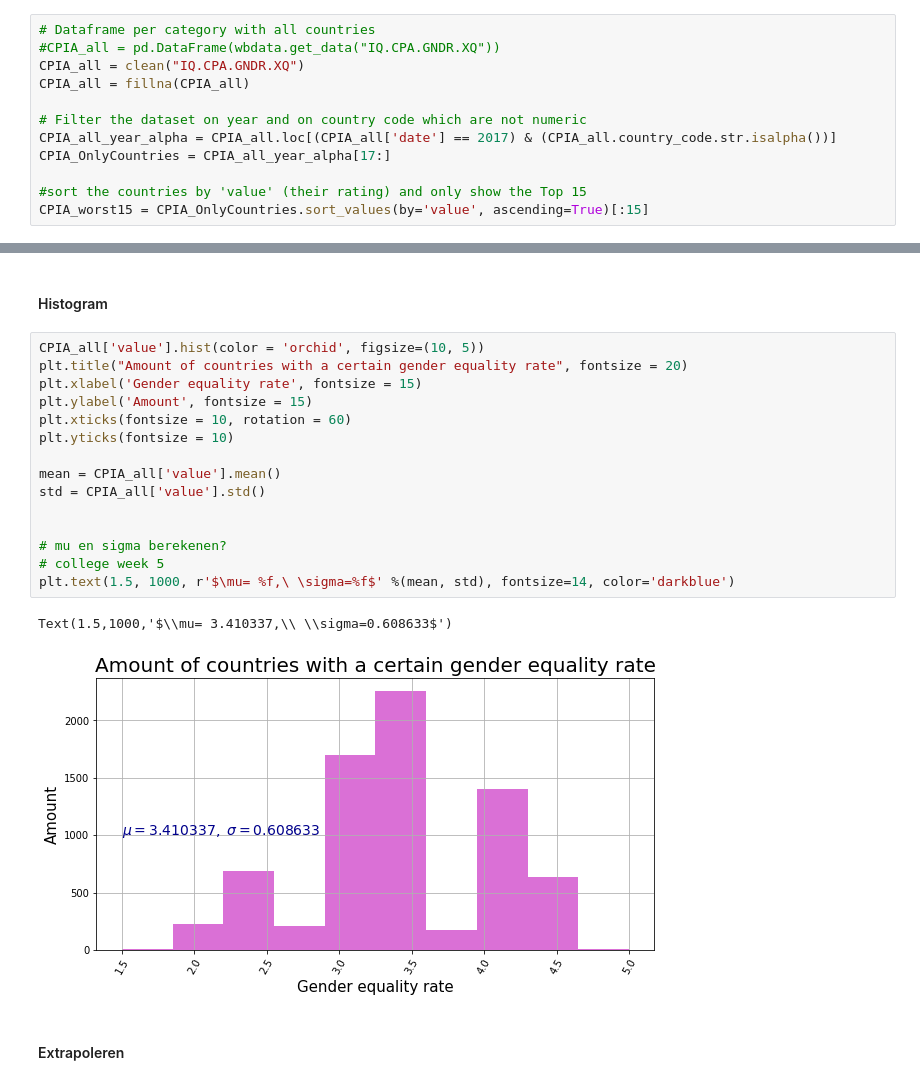
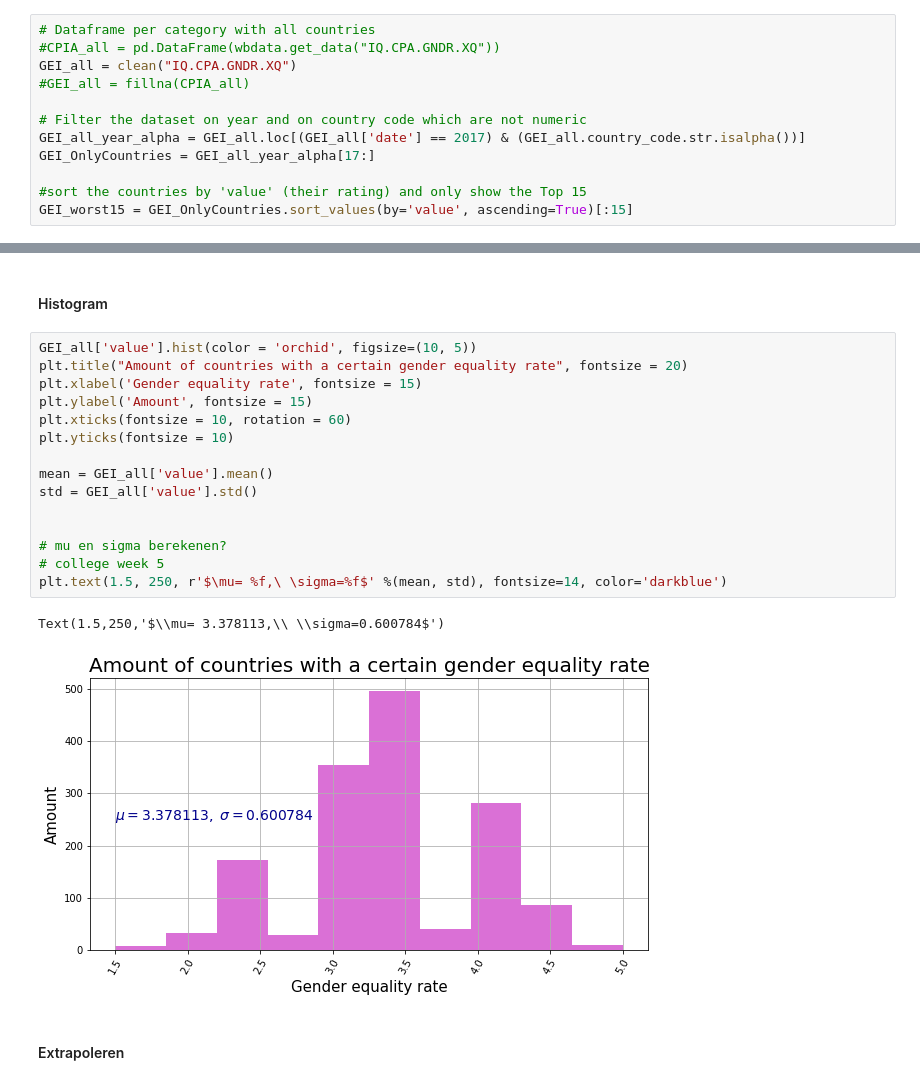
Before and after one commit to omar-d/EPA-WB-Equity, a Jupyter notebook: Deelvraag_1.ipynb, the cells around one changed output, grey strips where cells are left out. Drawn from its saved outputs; the diff is of its cells as text.

```diff
--- a/Deelvraag_1.ipynb
+++ b/Deelvraag_1.ipynb
@@ -46,15 +48,15 @@ def getYears15(name):
 # %%
 # Dataframe per category with all countries
 #CPIA_all = pd.DataFrame(wbdata.get_data("IQ.CPA.GNDR.XQ"))
-CPIA_all = clean("IQ.CPA.GNDR.XQ")
-CPIA_all = fillna(CPIA_all)
+GEI_all = clean("IQ.CPA.GNDR.XQ")
+#GEI_all = fillna(CPIA_all)
 
 # Filter the dataset on year and on country code which are not numeric
-CPIA_all_year_alpha = CPIA_all.loc[(CPIA_all['date'] == 2017) & (CPIA_all.country_code.str.isalpha())]
-CPIA_OnlyCountries = CPIA_all_year_alpha[17:]
+GEI_all_year_alpha = GEI_all.loc[(GEI_all['date'] == 2017) & (GEI_all.country_code.str.isalpha())]
+GEI_OnlyCountries = GEI_all_year_alpha[17:]
 
 #sort the countries by 'value' (their rating) and only show the Top 15
-CPIA_worst15 = CPIA_OnlyCountries.sort_values(by='value', ascending=True)[:15]
+GEI_worst15 = GEI_OnlyCountries.sort_values(by='value', ascending=True)[:15]
 # %%
 #Set column 'value' as type 'float' and round the value to zero decimals
 # CPIA_all['value'] = CPIA_all.value.astype(float).round(1)
@@ -197,23 +199,23 @@ graph(CPIA_years15)
 # %% [markdown]
 #### Histogram
 # %%
-CPIA_all['value'].hist(color = 'orchid', figsize=(10, 5))
+GEI_all['value'].hist(color = 'orchid', figsize=(10, 5))
 plt.title("Amount of countries with a certain gender equality rate", fontsize = 20)
 plt.xlabel('Gender equality rate', fontsize = 15)
 plt.ylabel('Amount', fontsize = 15)
 plt.xticks(fontsize = 10, rotation = 60)
 plt.yticks(fontsize = 10)
 
-mean = CPIA_all['value'].mean()
-std = CPIA_all['value'].std()
+mean = GEI_all['value'].mean()
+std = GEI_all['value'].std()
 
 
 # mu en sigma berekenen?
 # college week 5
-plt.text(1.5, 1000, r'$\mu= %f,\ \sigma=%f$' %(mean, std), fontsize=14, color='darkblue')
+plt.text(1.5, 250, r'$\mu= %f,\ \sigma=%f$' %(mean, std), fontsize=14, color='darkblue')
 # %% [output]
-Text(1.5,1000,'$\\mu= 3.410337,\\ \\sigma=0.608633$')
+Text(1.5,250,'$\\mu= 3.378113,\\ \\sigma=0.600784$')
-[figure, old version]
+[figure, new version]
 # %% [markdown]
 #### Extrapoleren
 # %%
```
Also changed, not shown: parts of 11 cells of this notebook.
